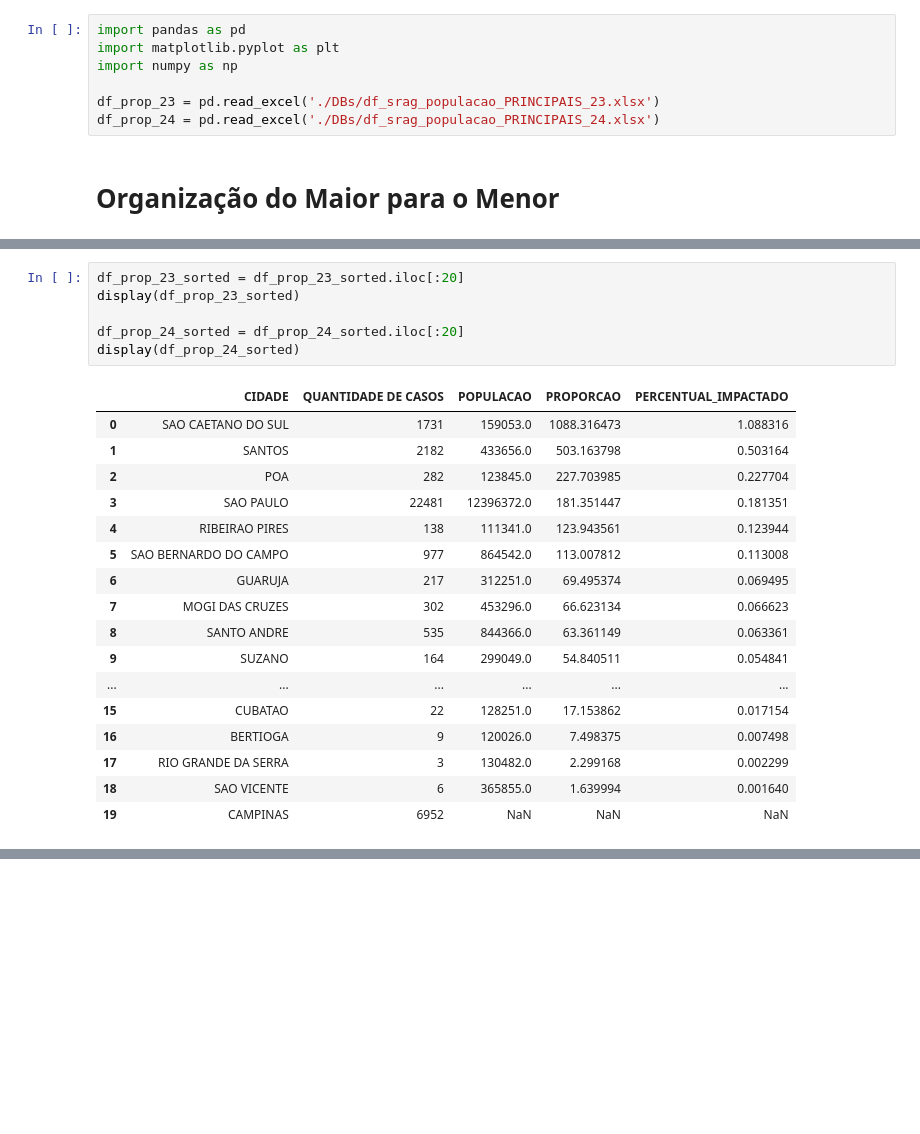
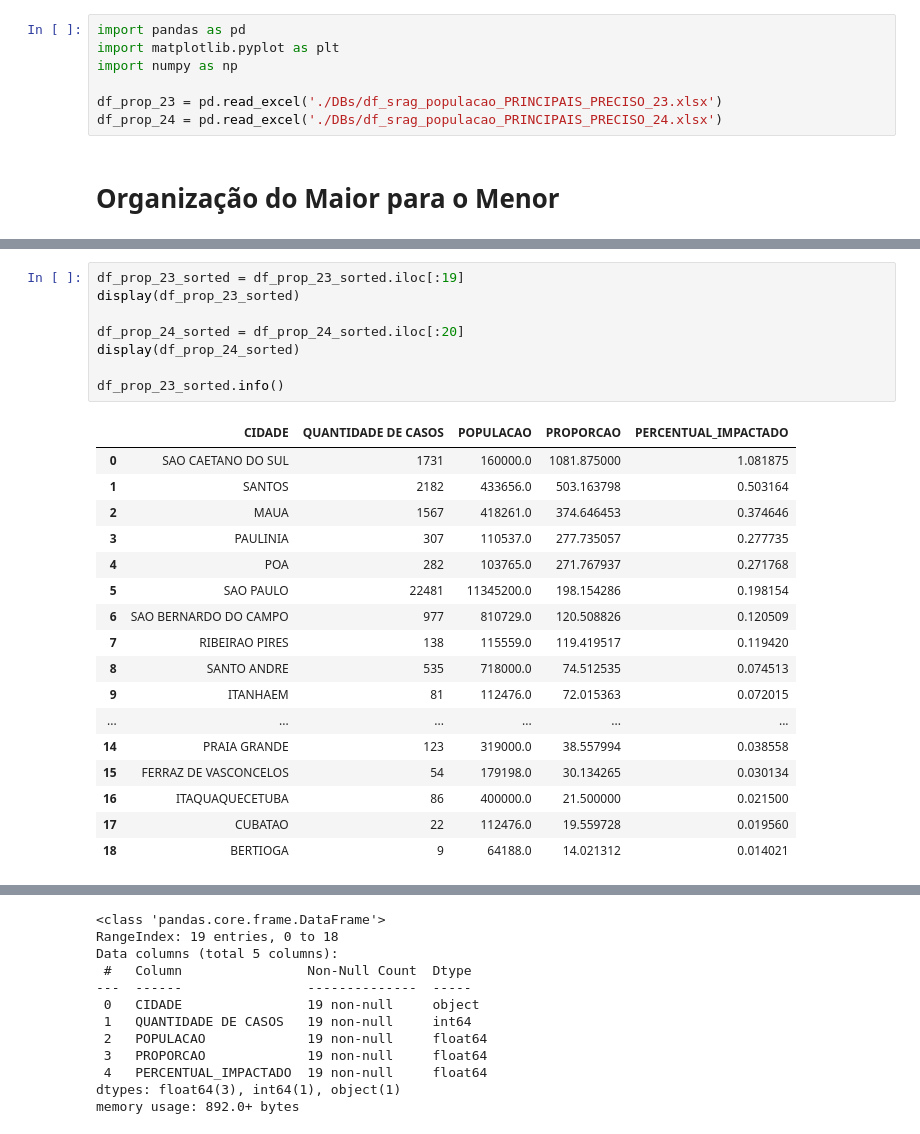
Before and after one commit to IIIgorMoura/integrador_streamlit, a Jupyter notebook: matplot.ipynb, the cells around one changed output, grey strips where cells are left out. Drawn from its saved outputs; the diff is of its cells as text; blank space fills up the shorter version.

```diff
--- a/matplot.ipynb
+++ b/matplot.ipynb
@@ -3,8 +3,8 @@ import pandas as pd
 import matplotlib.pyplot as plt
 import numpy as np
 
-df_prop_23 = pd.read_excel('./DBs/df_srag_populacao_PRINCIPAIS_23.xlsx')
-df_prop_24 = pd.read_excel('./DBs/df_srag_populacao_PRINCIPAIS_24.xlsx')
+df_prop_23 = pd.read_excel('./DBs/df_srag_populacao_PRINCIPAIS_PRECISO_23.xlsx')
+df_prop_24 = pd.read_excel('./DBs/df_srag_populacao_PRINCIPAIS_PRECISO_24.xlsx')
 # %% [markdown]
 # Organização do Maior para o Menor
 # %%
@@ -33,25 +33,27 @@ df_prop_24_sorted.head(30)
 # %%
-df_prop_23_sorted = df_prop_23_sorted.iloc[:20]
+df_prop_23_sorted = df_prop_23_sorted.iloc[:19]
 display(df_prop_23_sorted)
 
 df_prop_24_sorted = df_prop_24_sorted.iloc[:20]
 display(df_prop_24_sorted)
+
+df_prop_23_sorted.info()
 # %% [output]
 |  | CIDADE | QUANTIDADE DE CASOS | POPULACAO | PROPORCAO | PERCENTUAL_IMPACTADO |
-| 0 | SAO CAETANO DO SUL | 1731 | 159053.0 | 1088.316473 | 1.088316 |
+| 0 | SAO CAETANO DO SUL | 1731 | 160000.0 | 1081.875000 | 1.081875 |
 | 1 | SANTOS | 2182 | 433656.0 | 503.163798 | 0.503164 |
-| 2 | POA | 282 | 123845.0 | 227.703985 | 0.227704 |
-| 3 | SAO PAULO | 22481 | 12396372.0 | 181.351447 | 0.181351 |
-| 4 | RIBEIRAO PIRES | 138 | 111341.0 | 123.943561 | 0.123944 |
-| 5 | SAO BERNARDO DO CAMPO | 977 | 864542.0 | 113.007812 | 0.113008 |
-| 6 | GUARUJA | 217 | 312251.0 | 69.495374 | 0.069495 |
-| 7 | MOGI DAS CRUZES | 302 | 453296.0 | 66.623134 | 0.066623 |
-| 8 | SANTO ANDRE | 535 | 844366.0 | 63.361149 | 0.063361 |
-| 9 | SUZANO | 164 | 299049.0 | 54.840511 | 0.054841 |
+| 2 | MAUA | 1567 | 418261.0 | 374.646453 | 0.374646 |
+| 3 | PAULINIA | 307 | 110537.0 | 277.735057 | 0.277735 |
+| 4 | POA | 282 | 103765.0 | 271.767937 | 0.271768 |
+| 5 | SAO PAULO | 22481 | 11345200.0 | 198.154286 | 0.198154 |
+| 6 | SAO BERNARDO DO CAMPO | 977 | 810729.0 | 120.508826 | 0.120509 |
+| 7 | RIBEIRAO PIRES | 138 | 115559.0 | 119.419517 | 0.119420 |
+| 8 | SANTO ANDRE | 535 | 718000.0 | 74.512535 | 0.074513 |
+| 9 | ITANHAEM | 81 | 112476.0 | 72.015363 | 0.072015 |
 | ... | ... | ... | ... | ... | ... |
-| 15 | CUBATAO | 22 | 128251.0 | 17.153862 | 0.017154 |
-| 16 | BERTIOGA | 9 | 120026.0 | 7.498375 | 0.007498 |
-| 17 | RIO GRANDE DA SERRA | 3 | 130482.0 | 2.299168 | 0.002299 |
-| 18 | SAO VICENTE | 6 | 365855.0 | 1.639994 | 0.001640 |
-| 19 | CAMPINAS | 6952 | NaN | NaN | NaN |
+| 14 | PRAIA GRANDE | 123 | 319000.0 | 38.557994 | 0.038558 |
+| 15 | FERRAZ DE VASCONCELOS | 54 | 179198.0 | 30.134265 | 0.030134 |
+| 16 | ITAQUAQUECETUBA | 86 | 400000.0 | 21.500000 | 0.021500 |
+| 17 | CUBATAO | 22 | 112476.0 | 19.559728 | 0.019560 |
+| 18 | BERTIOGA | 9 | 64188.0 | 14.021312 | 0.014021 |
 |  | CIDADE | QUANTIDADE DE CASOS | POPULACAO | PROPORCAO | PERCENTUAL_IMPACTADO |
@@ -73,0 +76,12 @@ display(df_prop_24_sorted)
+<class 'pandas.core.frame.DataFrame'>
+RangeIndex: 19 entries, 0 to 18
+Data columns (total 5 columns):
+ #   Column                Non-Null Count  Dtype
+---  ------                --------------  -----
+ 0   CIDADE                19 non-null     object
+ 1   QUANTIDADE DE CASOS   19 non-null     int64
+ 2   POPULACAO             19 non-null     float64
+ 3   PROPORCAO             19 non-null     float64
+ 4   PERCENTUAL_IMPACTADO  19 non-null     float64
+dtypes: float64(3), int64(1), object(1)
+memory usage: 892.0+ bytes
```
Also changed, not shown: parts of 4 cells of this notebook, 2 other files.
